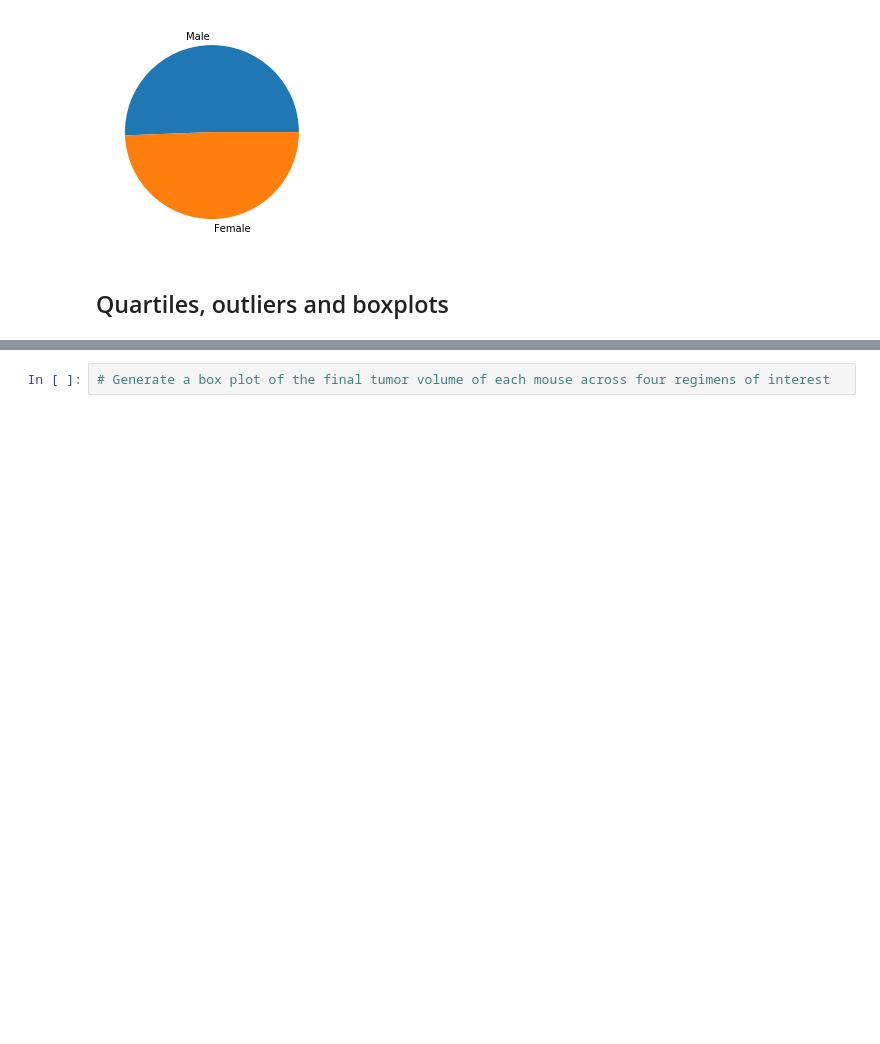
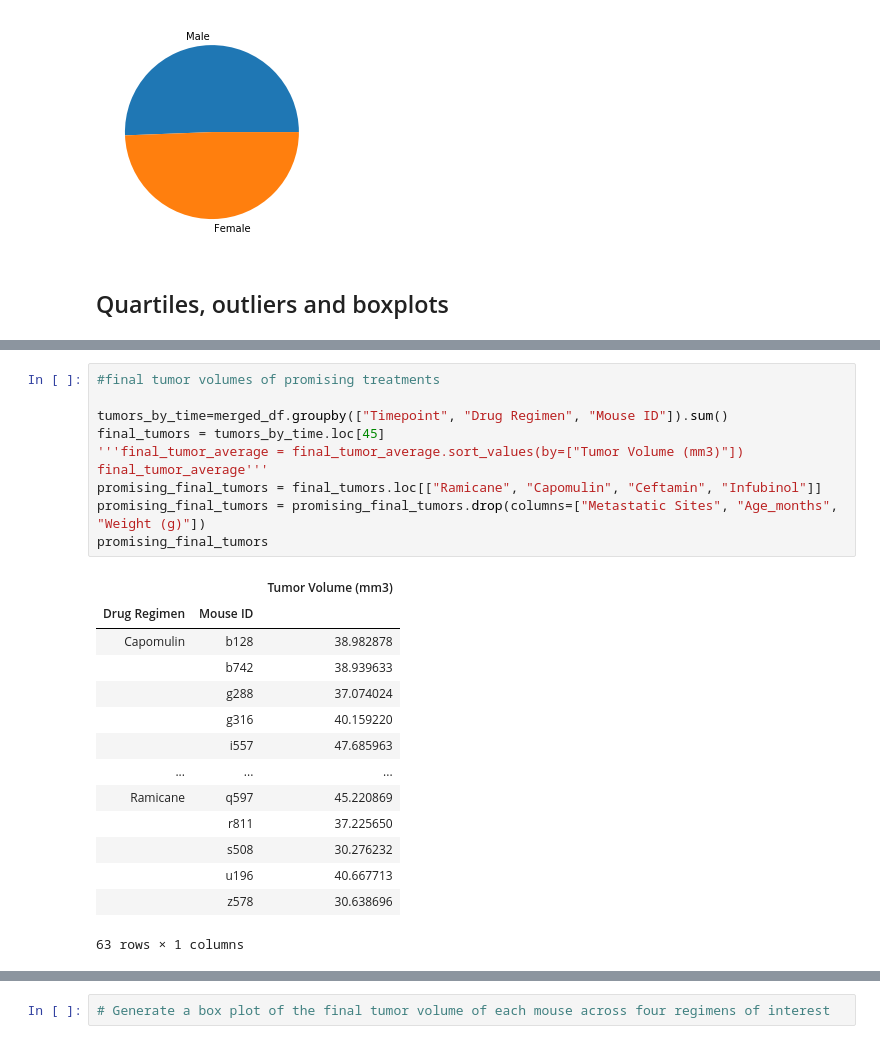
Before and after one commit to wisemantyr/Pymaceuticals, a Jupyter notebook: Pymaceuticals.ipynb, the cells around one changed output, grey strips where cells are left out. Saved outputs shown, nothing was run; the diff lists cells and outputs as text; blank space fills up the shorter version.

```diff
--- a/Pymaceuticals.ipynb
+++ b/Pymaceuticals.ipynb
@@ -175,0 +172,25 @@ mice = [mouse_tumors["Mouse ID"].unique()]
+# %%
+#final tumor volumes of promising treatments
+
+tumors_by_time=merged_df.groupby(["Timepoint", "Drug Regimen", "Mouse ID"]).sum()
+final_tumors = tumors_by_time.loc[45]
+'''final_tumor_average = final_tumor_average.sort_values(by=["Tumor Volume (mm3)"])
+final_tumor_average'''
+promising_final_tumors = final_tumors.loc[["Ramicane", "Capomulin", "Ceftamin", "Infubinol"]]
+promising_final_tumors = promising_final_tumors.drop(columns=["Metastatic Sites", "Age_months", "Weight (g)"])
+promising_final_tumors
+# %% [output]
+|  |  | Tumor Volume (mm3) |
+| Drug Regimen | Mouse ID |  |
+| Capomulin | b128 | 38.982878 |
+|  | b742 | 38.939633 |
+|  | g288 | 37.074024 |
+|  | g316 | 40.159220 |
+|  | i557 | 47.685963 |
+| ... | ... | ... |
+| Ramicane | q597 | 45.220869 |
+|  | r811 | 37.225650 |
+|  | s508 | 30.276232 |
+|  | u196 | 40.667713 |
+|  | z578 | 30.638696 |
+63 rows × 1 columns
```
Also changed, not shown: parts of 3 cells of this notebook.
